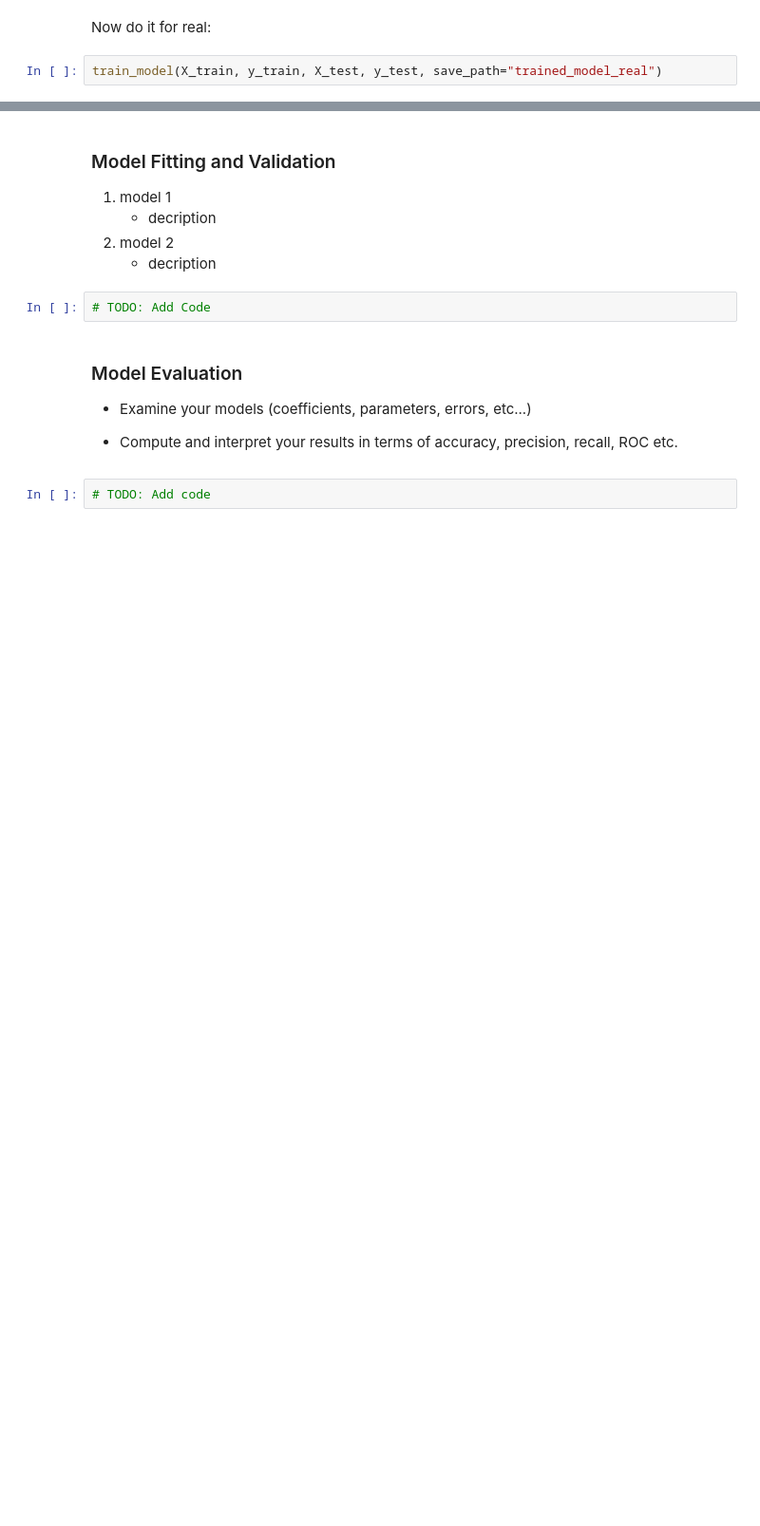
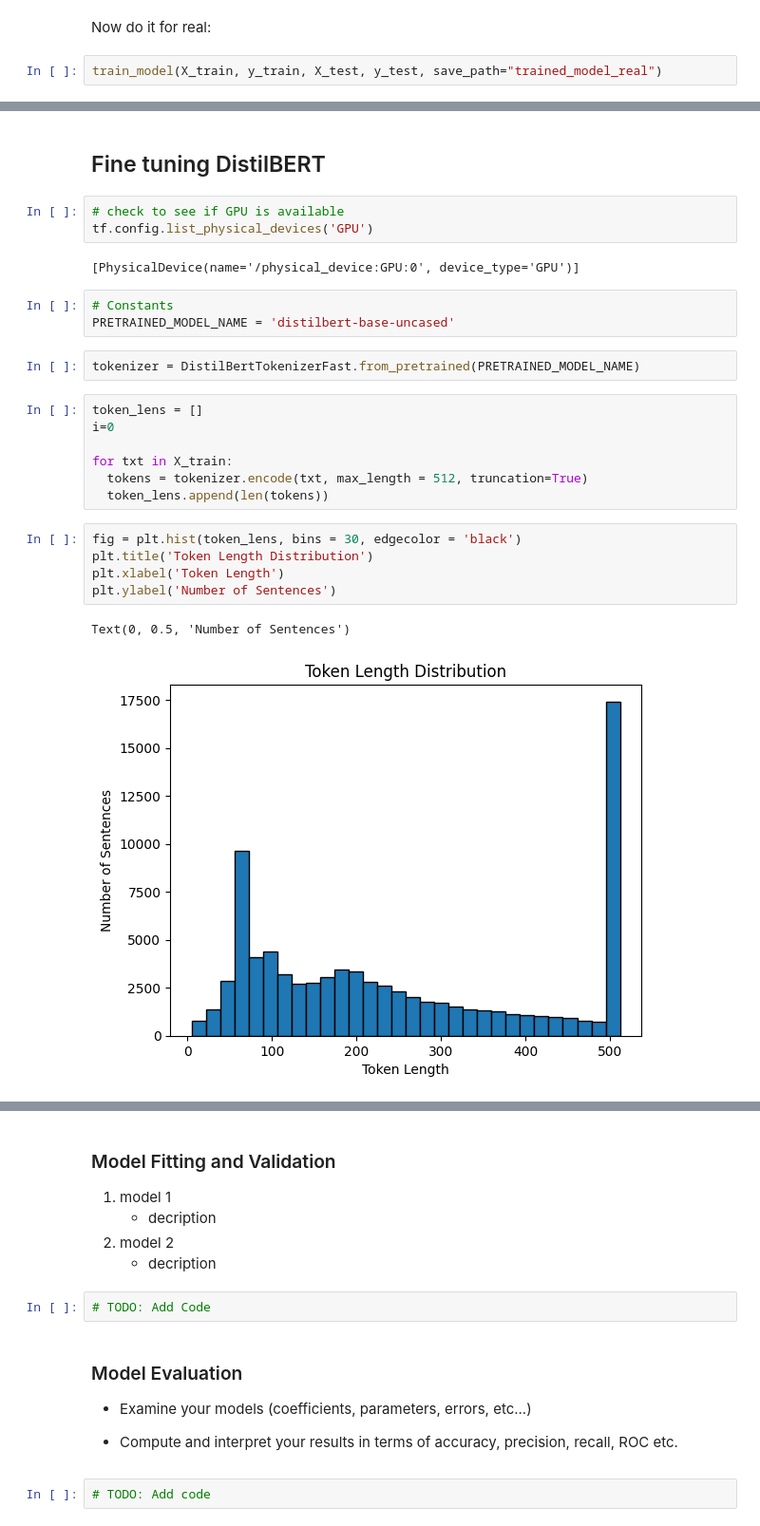
Before and after one commit to lmasud-psu/AI_574_project, a Jupyter notebook: Latif Masud-Wesley Mitchell-Gerald Wagner-code.ipynb, the cells around one changed output, grey strips where cells are left out. Shown: that part at 95% size. Cells and saved outputs as stored; diff of their text form; blank space fills up the shorter version.

Commit message:
Add DistilBERT fine tuning model

```diff
--- a/Latif Masud-Wesley Mitchell-Gerald Wagner-code.ipynb
+++ b/Latif Masud-Wesley Mitchell-Gerald Wagner-code.ipynb
@@ -589,0 +507,27 @@ train_model(X_train, y_train, X_test, y_test, save_path="trained_model_real")
+# %% [markdown]
+## Fine tuning DistilBERT
+# %%
+# check to see if GPU is available
+tf.config.list_physical_devices('GPU')
+# %% [output]
+[PhysicalDevice(name='/physical_device:GPU:0', device_type='GPU')]
+# %%
+# Constants
+PRETRAINED_MODEL_NAME = 'distilbert-base-uncased'
+# %%
+tokenizer = DistilBertTokenizerFast.from_pretrained(PRETRAINED_MODEL_NAME)
+# %%
+token_lens = []
+i=0
+
+for txt in X_train:
+  tokens = tokenizer.encode(txt, max_length = 512, truncation=True)
+  token_lens.append(len(tokens))
+# %%
+fig = plt.hist(token_lens, bins = 30, edgecolor = 'black')
+plt.title('Token Length Distribution')
+plt.xlabel('Token Length')
+plt.ylabel('Number of Sentences')
+# %% [output]
+Text(0, 0.5, 'Number of Sentences')
+[figure, added]
```
Also changed, not shown: parts of 38 cells of this notebook.
